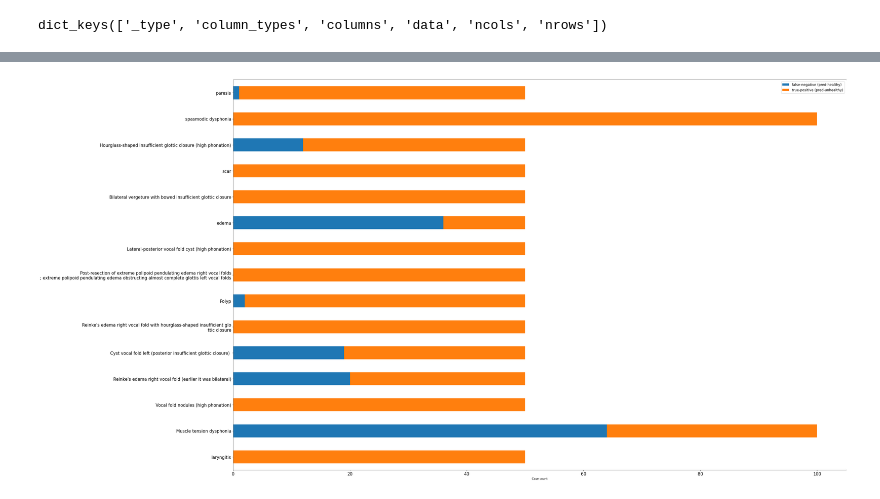
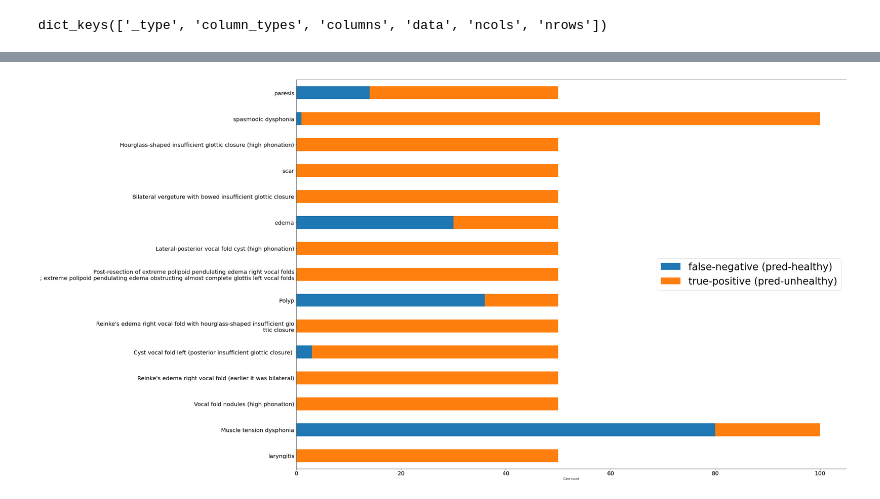
Before and after one commit to mikedataCrunch/bagls-sh-project, a Jupyter notebook: notebooks/06-model-evaluation.ipynb, the cells around one changed output, grey strips where cells are left out. Saved outputs shown, nothing was run; the diff lists cells and outputs as text; code cells hidden in the pictures.

Commit message:
updated notebooks from latest runs

```diff
--- a/notebooks/06-model-evaluation.ipynb
+++ b/notebooks/06-model-evaluation.ipynb
@@ -332,18 +348,31 @@ run = wandb.init(
     project=PROJECT_NAME, job_type='log_model-metrics',
     name=f'overall-metrics-logging'
 )
-metrics_df = pd.DataFrame.from_dict(
-    overall_metrics, orient='index')
-metrics_df.index.name = 'Model'
-metrics_df = metrics_df.reset_index()
+calibrated_metrics_df = pd.DataFrame.from_dict(
+    overall_calibrated_metrics, orient='index')
+calibrated_metrics_df.index.name = 'Model'
+calibrated_metrics_df = calibrated_metrics_df.reset_index()
 
-columns = metrics_df.columns.tolist()
-metrics_table = wandb.Table(columns=columns)
-for index, row in metrics_df.iterrows():
-    metrics_table.add_data(*row.tolist())
+columns = calibrated_metrics_df.columns.tolist()
+calibrated_metrics_table = wandb.Table(columns=columns)
+for index, row in calibrated_metrics_df.iterrows():
+    calibrated_metrics_table.add_data(*row.tolist())
 
-run.log({f'overall-metrics-table': metrics_table})
+run.log({f'overall-calibrated-metrics-table': calibrated_metrics_table})
+
+
+uncalibrated_metrics_df = pd.DataFrame.from_dict(
+    overall_uncalibrated_metrics, orient='index')
+uncalibrated_metrics_df.index.name = 'Model'
+uncalibrated_metrics_df = uncalibrated_metrics_df.reset_index()
+
+columns = uncalibrated_metrics_df.columns.tolist()
+uncalibrated_metrics_table = wandb.Table(columns=columns)
+for index, row in uncalibrated_metrics_df.iterrows():
+    uncalibrated_metrics_table.add_data(*row.tolist())
+
+run.log({f'overall-uncalibrated-metrics-table': uncalibrated_metrics_table})
+
 run.finish()
-display(metrics_df)
 # %% [output]
 Tracking run with wandb version 0.13.5
@@ -369,7 +408,7 @@ Let's inspect the following:
 # read results csv from wandb
 run = wandb.init()
 artifact = run.use_artifact(
-    'miked/bagls-sh-test/run-1sbrgb9e-DenseNet121resultstable:latest',
+    f'miked/bagls-sh-project/run-1zqxly6a-InceptionResNetV2resultstable:v0',
     type='run_table')
 artifact_dir = artifact.download()
 
@@ -410,11 +449,11 @@ fn, tp, index_list = [], [], []
 for index in unhealthy_df['Subject disorder status'].unique():
     count_fn = (
         (unhealthy_df['Subject disorder status']==index) &
-        (unhealthy_df['prediction']=='healthy')
+        (unhealthy_df['calibrated_prediction']=='healthy')
     ).sum()
     count_tp = (
         (unhealthy_df['Subject disorder status']==index) &
-        (unhealthy_df['prediction']=='unhealthy')
+        (unhealthy_df['calibrated_prediction']=='unhealthy')
     ).sum()
     # costmetics: shorten disorder status
     if len(index) > 70:
@@ -451,16 +472,16 @@ paresis
 # %%
 fig, ax = plt.subplots(figsize=(40,20))
 case_counts.plot.barh(stacked=True, ax=ax)
 ax.spines.right.set_visible(False)
-plt.yticks(fontsize=15, rotation=0)
-plt.xticks(fontsize=15, rotation=0)
+plt.yticks(fontsize=20, rotation=0)
+plt.xticks(fontsize=20, rotation=0)
 plt.ylabel('')
 plt.xlabel('Case count')
-plt.legend(fontsize=20)
+plt.legend(fontsize=35)
 plt.tight_layout()
 plt.show()
 # %% [output]
-[figure, old version]
+[figure, new version]
 # %%
 # log to wandb
 run = wandb.init(
```
Also changed, not shown: parts of 22 cells of this notebook, 5 other files.
